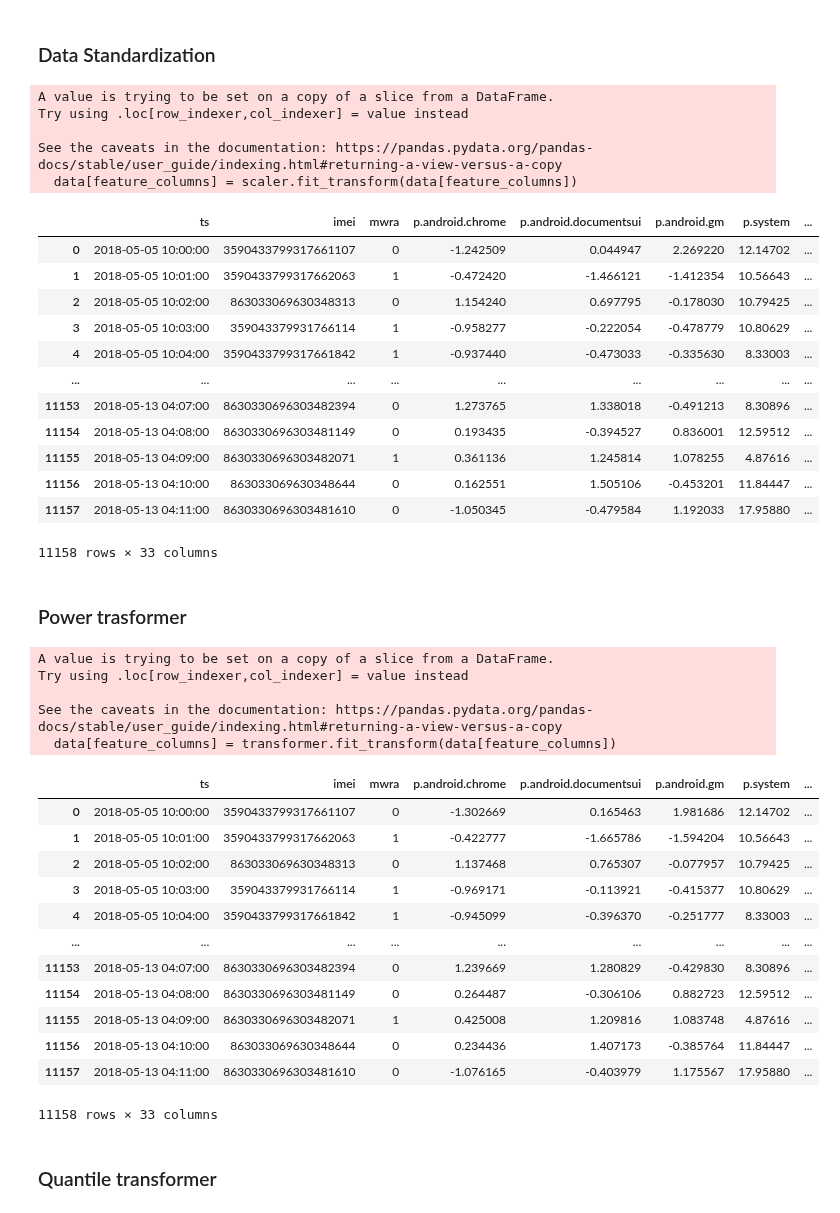
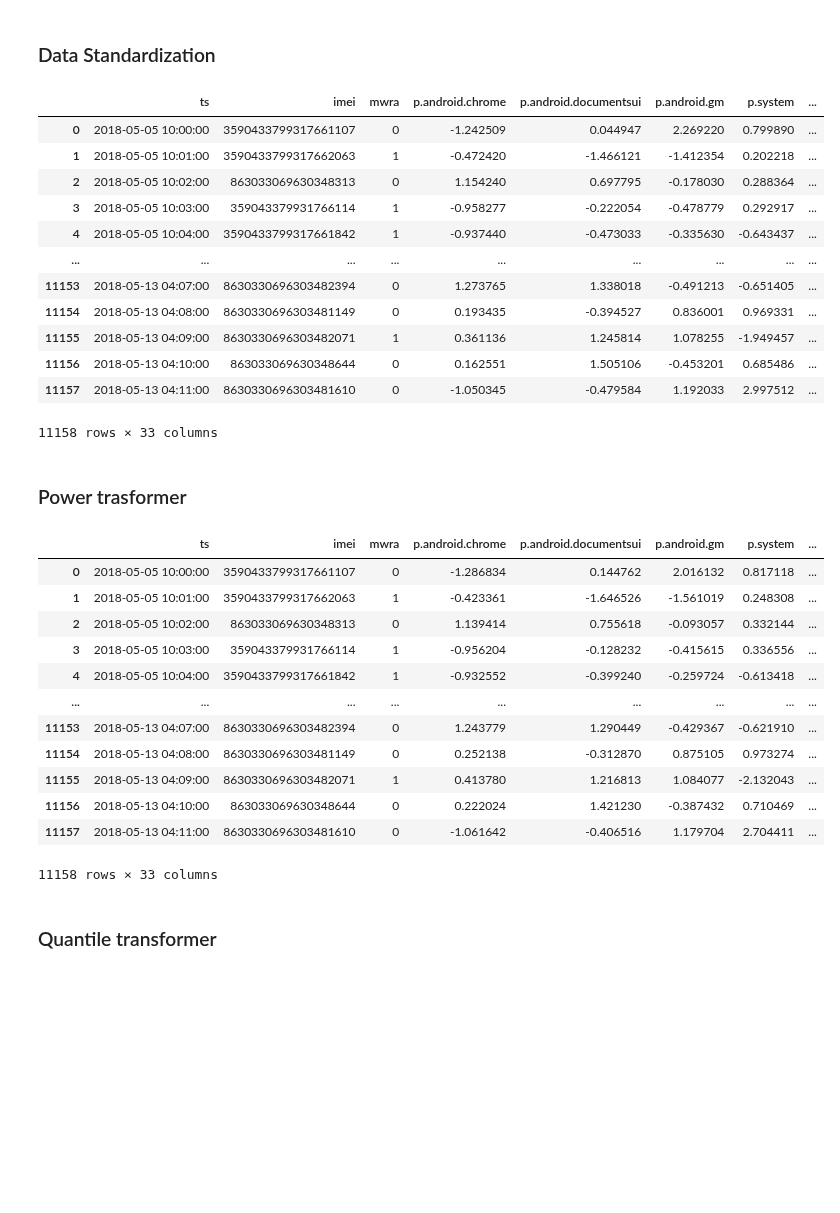
Before and after one commit to MartinH2k3/IAUProject, a Jupyter notebook: phase2-janka.ipynb, the cells around one changed output. Cells and saved outputs as stored; diff of their text form; code cells hidden in the pictures; blank space fills up the shorter version.

```diff
--- a/phase2-janka.ipynb
+++ b/phase2-janka.ipynb
@@ -135,27 +136,23 @@ def standard_scaling(data, feature_columns):
     data[feature_columns] = scaler.fit_transform(data[feature_columns])
     return data
 # %%
-standardized_data = standard_scaling(training_data, feature_columns)
+data_to_transform = training_data.copy()
+standardized_data = standard_scaling(data_to_transform, feature_columns)
 standardized_data
 # %% [output]
+|  | ts | imei | mwra | p.android.chrome | p.android.documentsui | p.android.gm | p.system | ... |
+| 0 | 2018-05-05 10:00:00 | 3590433799317661107 | 0 | -1.242509 | 0.044947 | 2.269220 | 0.799890 | ... |
+| 1 | 2018-05-05 10:01:00 | 3590433799317662063 | 1 | -0.472420 | -1.466121 | -1.412354 | 0.202218 | ... |
+| 2 | 2018-05-05 10:02:00 | 863033069630348313 | 0 | 1.154240 | 0.697795 | -0.178030 | 0.288364 | ... |
+| 3 | 2018-05-05 10:03:00 | 359043379931766114 | 1 | -0.958277 | -0.222054 | -0.478779 | 0.292917 | ... |
+| 4 | 2018-05-05 10:04:00 | 3590433799317661842 | 1 | -0.937440 | -0.473033 | -0.335630 | -0.643437 | ... |
+| ... | ... | ... | ... | ... | ... | ... | ... | ... |
+| 11153 | 2018-05-13 04:07:00 | 8630330696303482394 | 0 | 1.273765 | 1.338018 | -0.491213 | -0.651405 | ... |
+| 11154 | 2018-05-13 04:08:00 | 8630330696303481149 | 0 | 0.193435 | -0.394527 | 0.836001 | 0.969331 | ... |
+| 11155 | 2018-05-13 04:09:00 | 8630330696303482071 | 1 | 0.361136 | 1.245814 | 1.078255 | -1.949457 | ... |
+| 11156 | 2018-05-13 04:10:00 | 863033069630348644 | 0 | 0.162551 | 1.505106 | -0.453201 | 0.685486 | ... |
+| 11157 | 2018-05-13 04:11:00 | 8630330696303481610 | 0 | -1.050345 | -0.479584 | 1.192033 | 2.997512 | ... |
-A value is trying to be set on a copy of a slice from a DataFrame.
-Try using .loc[row_indexer,col_indexer] = value instead
-
-See the caveats in the documentation: https://pandas.pydata.org/pandas-docs/stable/user_guide/indexing.html#returning-a-view-versus-a-copy
-  data[feature_columns] = scaler.fit_transform(data[feature_columns])
+11158 rows × 33 columns
-|  | ts | imei | mwra | p.android.chrome | p.android.documentsui | p.android.gm | p.system | ... |
-| 0 | 2018-05-05 10:00:00 | 3590433799317661107 | 0 | -1.242509 | 0.044947 | 2.269220 | 12.14702 | ... |
-| 1 | 2018-05-05 10:01:00 | 3590433799317662063 | 1 | -0.472420 | -1.466121 | -1.412354 | 10.56643 | ... |
-| 2 | 2018-05-05 10:02:00 | 863033069630348313 | 0 | 1.154240 | 0.697795 | -0.178030 | 10.79425 | ... |
-| 3 | 2018-05-05 10:03:00 | 359043379931766114 | 1 | -0.958277 | -0.222054 | -0.478779 | 10.80629 | ... |
-| 4 | 2018-05-05 10:04:00 | 3590433799317661842 | 1 | -0.937440 | -0.473033 | -0.335630 | 8.33003 | ... |
-| ... | ... | ... | ... | ... | ... | ... | ... | ... |
-| 11153 | 2018-05-13 04:07:00 | 8630330696303482394 | 0 | 1.273765 | 1.338018 | -0.491213 | 8.30896 | ... |
-| 11154 | 2018-05-13 04:08:00 | 8630330696303481149 | 0 | 0.193435 | -0.394527 | 0.836001 | 12.59512 | ... |
-| 11155 | 2018-05-13 04:09:00 | 8630330696303482071 | 1 | 0.361136 | 1.245814 | 1.078255 | 4.87616 | ... |
-| 11156 | 2018-05-13 04:10:00 | 863033069630348644 | 0 | 0.162551 | 1.505106 | -0.453201 | 11.84447 | ... |
-| 11157 | 2018-05-13 04:11:00 | 8630330696303481610 | 0 | -1.050345 | -0.479584 | 1.192033 | 17.95880 | ... |
-11158 rows × 33 columns
 # %% [markdown]
 ### Power trasformer
 # %%
@@ -164,27 +161,23 @@ def power_transform(data, feature_columns):
     data[feature_columns] = transformer.fit_transform(data[feature_columns])
     return data
 # %%
-power_transformed_data = power_transform(training_data, feature_columns)
+data_to_transform = training_data.copy()
+power_transformed_data = power_transform(data_to_transform, feature_columns)
 power_transformed_data
 # %% [output]
+|  | ts | imei | mwra | p.android.chrome | p.android.documentsui | p.android.gm | p.system | ... |
+| 0 | 2018-05-05 10:00:00 | 3590433799317661107 | 0 | -1.286834 | 0.144762 | 2.016132 | 0.817118 | ... |
+| 1 | 2018-05-05 10:01:00 | 3590433799317662063 | 1 | -0.423361 | -1.646526 | -1.561019 | 0.248308 | ... |
+| 2 | 2018-05-05 10:02:00 | 863033069630348313 | 0 | 1.139414 | 0.755618 | -0.093057 | 0.332144 | ... |
+| 3 | 2018-05-05 10:03:00 | 359043379931766114 | 1 | -0.956204 | -0.128232 | -0.415615 | 0.336556 | ... |
+| 4 | 2018-05-05 10:04:00 | 3590433799317661842 | 1 | -0.932552 | -0.399240 | -0.259724 | -0.613418 | ... |
+| ... | ... | ... | ... | ... | ... | ... | ... | ... |
+| 11153 | 2018-05-13 04:07:00 | 8630330696303482394 | 0 | 1.243779 | 1.290449 | -0.429367 | -0.621910 | ... |
+| 11154 | 2018-05-13 04:08:00 | 8630330696303481149 | 0 | 0.252138 | -0.312870 | 0.875105 | 0.973274 | ... |
+| 11155 | 2018-05-13 04:09:00 | 8630330696303482071 | 1 | 0.413780 | 1.216813 | 1.084077 | -2.132043 | ... |
+| 11156 | 2018-05-13 04:10:00 | 863033069630348644 | 0 | 0.222024 | 1.421230 | -0.387432 | 0.710469 | ... |
+| 11157 | 2018-05-13 04:11:00 | 8630330696303481610 | 0 | -1.061642 | -0.406516 | 1.179704 | 2.704411 | ... |
-A value is trying to be set on a copy of a slice from a DataFrame.
-Try using .loc[row_indexer,col_indexer] = value instead
-
-See the caveats in the documentation: https://pandas.pydata.org/pandas-docs/stable/user_guide/indexing.html#returning-a-view-versus-a-copy
-  data[feature_columns] = transformer.fit_transform(data[feature_columns])
+11158 rows × 33 columns
-|  | ts | imei | mwra | p.android.chrome | p.android.documentsui | p.android.gm | p.system | ... |
-| 0 | 2018-05-05 10:00:00 | 3590433799317661107 | 0 | -1.302669 | 0.165463 | 1.981686 | 12.14702 | ... |
-| 1 | 2018-05-05 10:01:00 | 3590433799317662063 | 1 | -0.422777 | -1.665786 | -1.594204 | 10.56643 | ... |
-| 2 | 2018-05-05 10:02:00 | 863033069630348313 | 0 | 1.137468 | 0.765307 | -0.077957 | 10.79425 | ... |
-| 3 | 2018-05-05 10:03:00 | 359043379931766114 | 1 | -0.969171 | -0.113921 | -0.415377 | 10.80629 | ... |
-| 4 | 2018-05-05 10:04:00 | 3590433799317661842 | 1 | -0.945099 | -0.396370 | -0.251777 | 8.33003 | ... |
-| ... | ... | ... | ... | ... | ... | ... | ... | ... |
-| 11153 | 2018-05-13 04:07:00 | 8630330696303482394 | 0 | 1.239669 | 1.280829 | -0.429830 | 8.30896 | ... |
-| 11154 | 2018-05-13 04:08:00 | 8630330696303481149 | 0 | 0.264487 | -0.306106 | 0.882723 | 12.59512 | ... |
-| 11155 | 2018-05-13 04:09:00 | 8630330696303482071 | 1 | 0.425008 | 1.209816 | 1.083748 | 4.87616 | ... |
-| 11156 | 2018-05-13 04:10:00 | 863033069630348644 | 0 | 0.234436 | 1.407173 | -0.385764 | 11.84447 | ... |
-| 11157 | 2018-05-13 04:11:00 | 8630330696303481610 | 0 | -1.076165 | -0.403979 | 1.175567 | 17.95880 | ... |
-11158 rows × 33 columns
 # %% [markdown]
 ### Quantile transformer
 # %%
```
Also changed, not shown: parts of 17 cells of this notebook.
